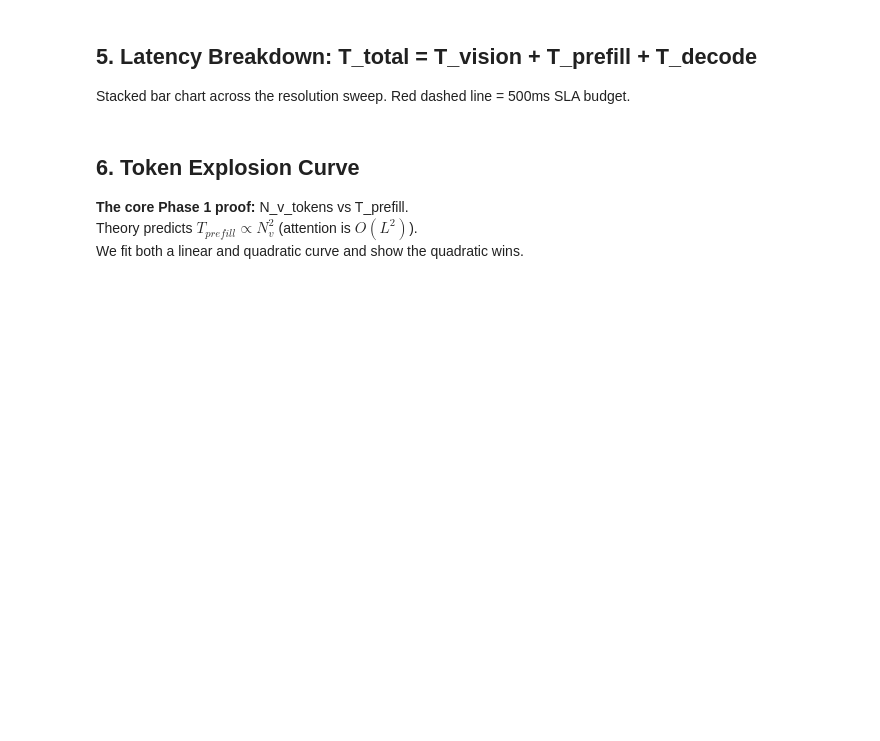
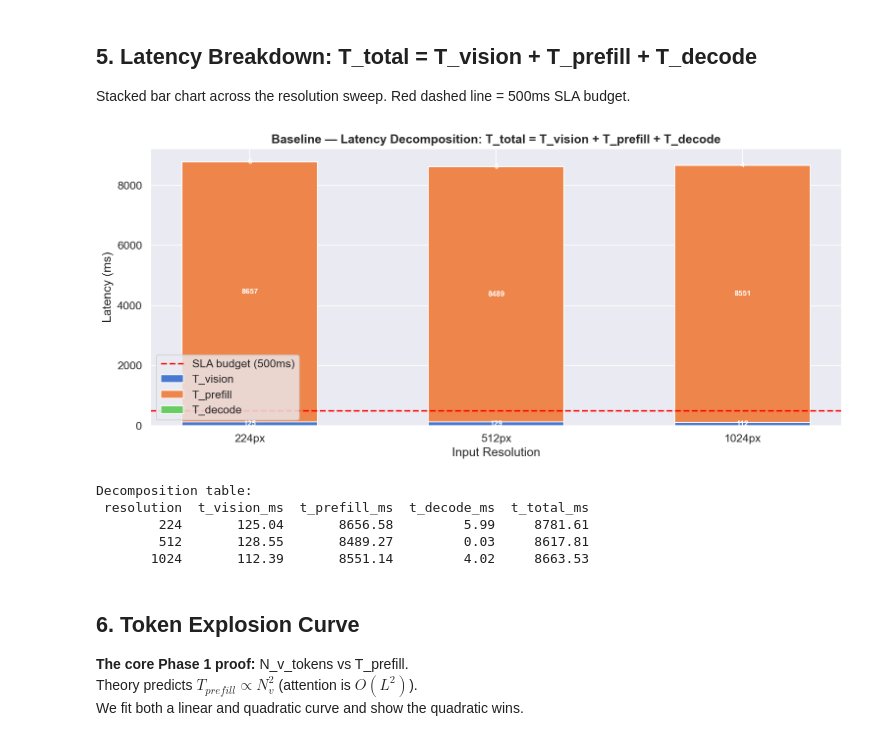
Before and after one commit to aarya127/inference_optimizer, a Jupyter notebook: baseline/baseline_bottleneck_analysis.ipynb, the cells around one changed output. Cells and saved outputs as stored; diff of their text form; code cells hidden in the pictures; blank space fills up the shorter version.

```diff
--- a/baseline/baseline_bottleneck_analysis.ipynb
+++ b/baseline/baseline_bottleneck_analysis.ipynb
@@ -214,34 +241,41 @@ Stacked bar chart across the resolution sweep. Red dashed line = 500ms SLA budge
 res_labels = [f"{r}px" for r in df_sweep["resolution"]]
 x = np.arange(len(res_labels))
 width = 0.55
 
 fig, ax = plt.subplots(figsize=(12, 5.5))
 
 bars_v = ax.bar(x, df_sweep["t_vision_ms"],  width, label="T_vision",  color=COLORS[0])
 bars_p = ax.bar(x, df_sweep["t_prefill_ms"], width, bottom=df_sweep["t_vision_ms"],
                 label="T_prefill", color=COLORS[1])
 bars_d = ax.bar(x, df_sweep["t_decode_ms"],  width,
                 bottom=df_sweep["t_vision_ms"] + df_sweep["t_prefill_ms"],
                 label="T_decode",  color=COLORS[2])
 
 # Annotate each segment
 for i, (v, p, d) in enumerate(zip(df_sweep["t_vision_ms"],
                                     df_sweep["t_prefill_ms"],
                                     df_sweep["t_decode_ms"])):
     ax.text(i, v / 2,               f"{v:.0f}", ha="center", va="center", fontsize=8.5, color="white", fontweight="bold")
     ax.text(i, v + p / 2,           f"{p:.0f}", ha="center", va="center", fontsize=8.5, color="white", fontweight="bold")
     ax.text(i, v + p + d / 2,       f"{d:.0f}", ha="center", va="center", fontsize=8.5, color="white", fontweight="bold")
 
 ax.axhline(SLA_BUDGET_MS, color="red", linestyle="--", linewidth=1.8, label=f"SLA budget ({SLA_BUDGET_MS:.0f}ms)")
 ax.set_xticks(x); ax.set_xticklabels(res_labels)
 ax.set_xlabel("Input Resolution"); ax.set_ylabel("Latency (ms)")
-ax.set_title("Phase 1 — Latency Decomposition: T_total = T_vision + T_prefill + T_decode", fontweight="bold")
+ax.set_title("Baseline — Latency Decomposition: T_total = T_vision + T_prefill + T_decode", fontweight="bold")
 ax.legend()
 plt.tight_layout()
 plt.show()
 
 print("\nDecomposition table:")
 print(df_sweep[["resolution","t_vision_ms","t_prefill_ms","t_decode_ms","t_total_ms"]].to_string(index=False))
+# %% [output]
+[figure, added]
+Decomposition table:
+ resolution  t_vision_ms  t_prefill_ms  t_decode_ms  t_total_ms
+        224       125.04       8656.58         5.99     8781.61
+        512       128.55       8489.27         0.03     8617.81
+       1024       112.39       8551.14         4.02     8663.53
 # %% [markdown]
 ## 6. Token Explosion Curve
 **The core Phase 1 proof:** N_v_tokens vs T_prefill.
```
Also changed, not shown: parts of 13 cells of this notebook, 15 other files.
